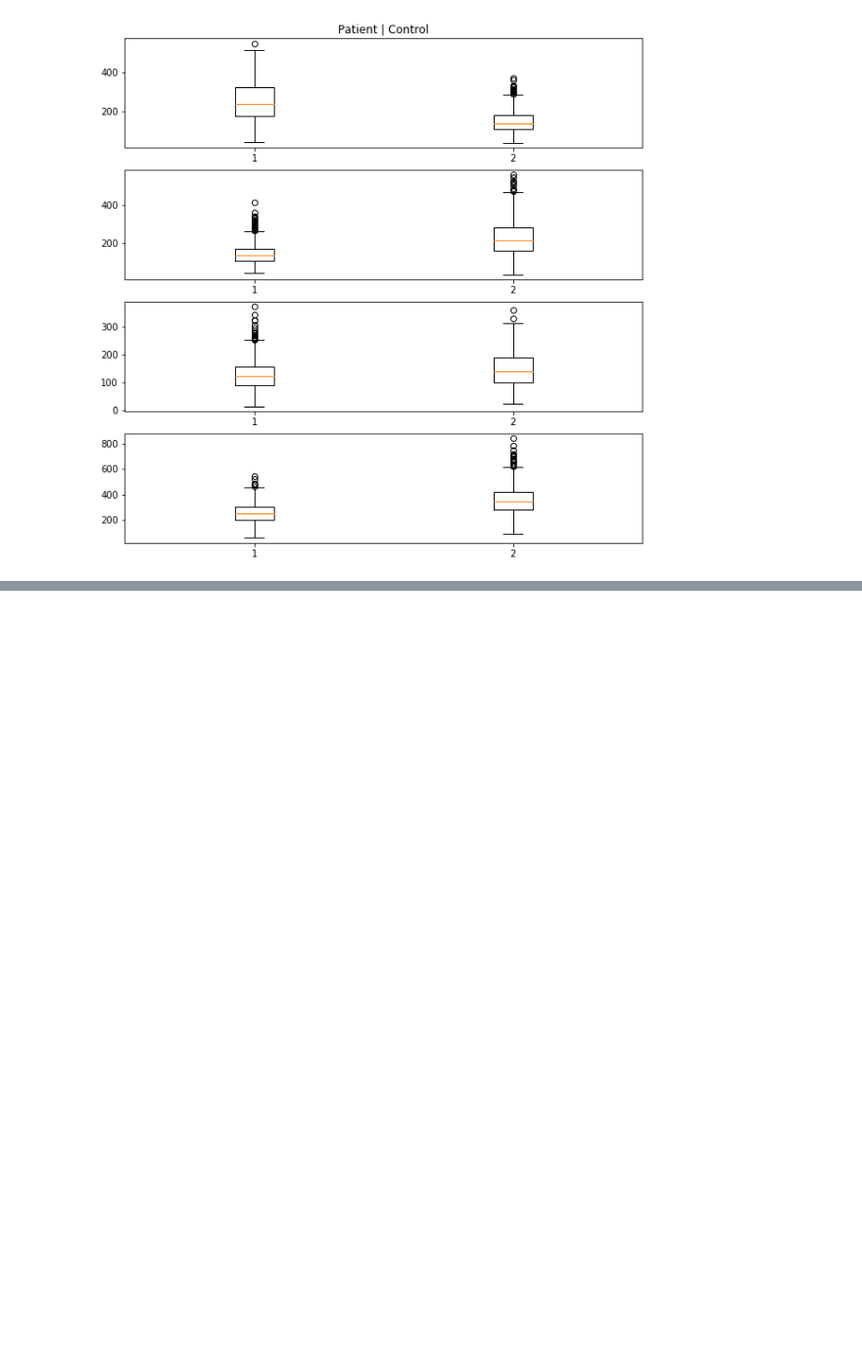
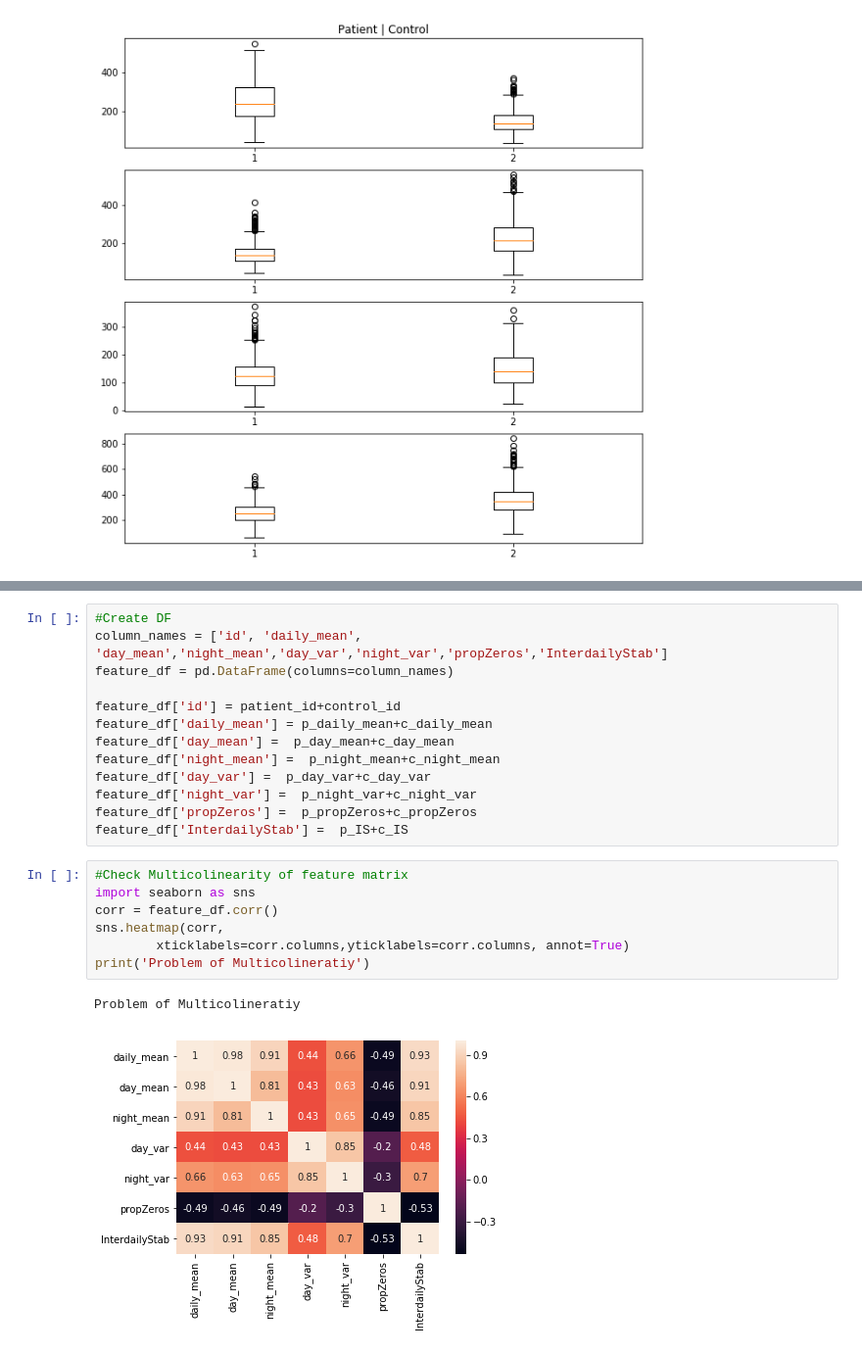
Before and after one commit to matthiasboeker/Shizophrenia_Depression_Project-, a Jupyter notebook: Notebooks/Schizophrenia_ts_explorative.ipynb, the cells around one changed output, grey strips where cells are left out. Shown: that part at 98% size. Drawn from its saved outputs; the diff is of its cells as text; blank space fills up the shorter version.

```diff
--- a/Notebooks/Schizophrenia_ts_explorative.ipynb
+++ b/Notebooks/Schizophrenia_ts_explorative.ipynb
@@ -154,0 +224,23 @@ ax4.boxplot([patients_day[4].mean(axis=1),control_day[19].mean(axis=1)])
+# %%
+#Create DF
+column_names = ['id', 'daily_mean', 'day_mean','night_mean','day_var','night_var','propZeros','InterdailyStab']
+feature_df = pd.DataFrame(columns=column_names)
+
+feature_df['id'] = patient_id+control_id
+feature_df['daily_mean'] = p_daily_mean+c_daily_mean
+feature_df['day_mean'] =  p_day_mean+c_day_mean
+feature_df['night_mean'] =  p_night_mean+c_night_mean
+feature_df['day_var'] =  p_day_var+c_day_var
+feature_df['night_var'] =  p_night_var+c_night_var
+feature_df['propZeros'] =  p_propZeros+c_propZeros
+feature_df['InterdailyStab'] =  p_IS+c_IS
+# %%
+#Check Multicolinearity of feature matrix
+import seaborn as sns
+corr = feature_df.corr()
+sns.heatmap(corr,
+        xticklabels=corr.columns,yticklabels=corr.columns, annot=True)
+print('Problem of Multicolineratiy')
+# %% [output]
+Problem of Multicolineratiy
+[figure, added]
```
Also changed, not shown: parts of 7 cells of this notebook.
